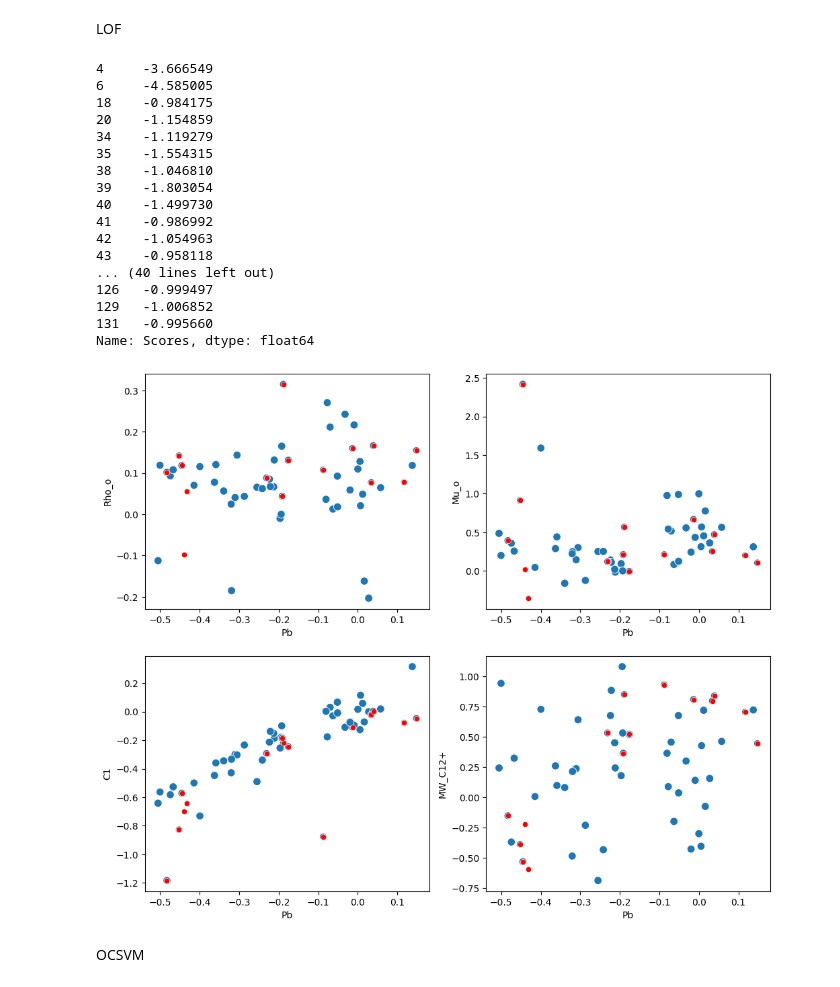
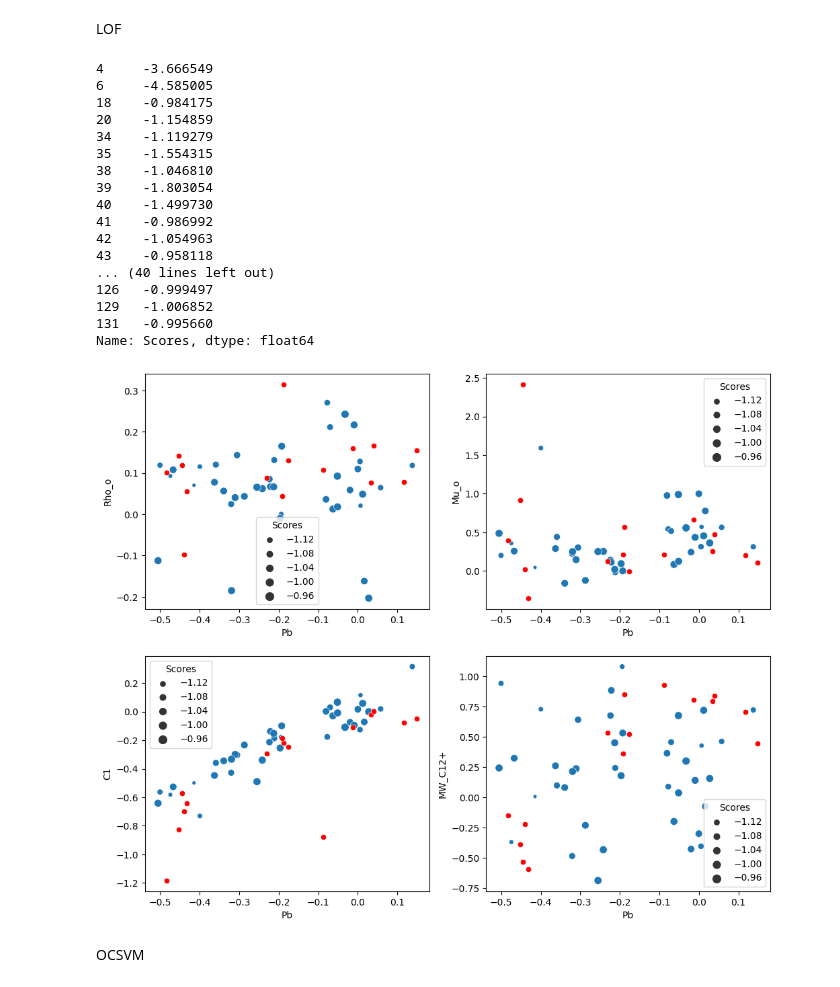
Before and after one commit to Mahdimamara/PVT, a Jupyter notebook: PVT.ipynb, the cells around one changed output. Saved outputs shown, nothing was run; the diff lists cells and outputs as text; code cells hidden in the pictures.

```diff
--- a/PVT.ipynb
+++ b/PVT.ipynb
@@ -291,54 +293,54 @@ def LOF(Data, n_nei, con):
     Data_Sorted = Data.sort_values(by=['Scores'])
     plt.figure(figsize = (12, 10))
     ax1 = plt.subplot(2,2,1)
-    sns.scatterplot(data=Data, x='Pb', y="Rho_o", size = 'Scores', legend=False)
+    sns.scatterplot(data = Data_Sorted[15:], x='Pb', y="Rho_o", size = 'Scores')
     sns.scatterplot(data = Data_Sorted[0:15], x='Pb', y="Rho_o", c = 'red', legend=False)
     plt.xlabel('Pb')
     plt.ylabel('Rho_o')
 
 
     ax2 = plt.subplot(2,2,2)
-    sns.scatterplot(data=Data, x='Pb', y="Mu_o", size = 'Scores', legend=False)
+    sns.scatterplot(data = Data_Sorted[15:], x='Pb', y="Mu_o", size = 'Scores')
     sns.scatterplot(data = Data_Sorted[0:15], x='Pb', y="Mu_o", c = 'red', legend=False)
     plt.xlabel('Pb')
     plt.ylabel('Mu_o')
 
     ax3 = plt.subplot(2,2,3)
-    sns.scatterplot(data=Data, x='Pb', y="C1", size = 'Scores', legend=False)
+    sns.scatterplot(data = Data_Sorted[15:], x='Pb', y="C1", size = 'Scores')
     sns.scatterplot(data = Data_Sorted[0:15], x='Pb', y="C1", c = 'red', legend=False)
     plt.xlabel('Pb')
     plt.ylabel('C1')
 
     ax4 = plt.subplot(2,2,4)
-    sns.scatterplot(data=Data, x='Pb', y="MW_C12+", size = 'Scores', legend=False)
+    sns.scatterplot(data = Data_Sorted[15:], x='Pb', y="MW_C12+", size = 'Scores')
     sns.scatterplot(data = Data_Sorted[0:15], x='Pb', y="MW_C12+", c = 'red', legend=False)
     plt.xlabel('Pb')
     plt.ylabel('MW_C12+')
 
     plt.savefig('plot.png', dpi=300)
     plt.show()
 
     return
 LOF(SAR3, 20, 'auto')
 # %% [output]
 4     -3.666549
 6     -4.585005
 18    -0.984175
 20    -1.154859
 34    -1.119279
 35    -1.554315
 38    -1.046810
 39    -1.803054
 40    -1.499730
 41    -0.986992
 42    -1.054963
 43    -0.958118
 ... (40 lines left out)
 126   -0.999497
 129   -1.006852
 131   -0.995660
 Name: Scores, dtype: float64
-[figure, old version]
+[figure, new version]
 # %% [markdown]
 OCSVM
 # %%
```
Also changed, not shown: parts of 6 cells of this notebook, 1 other file.
